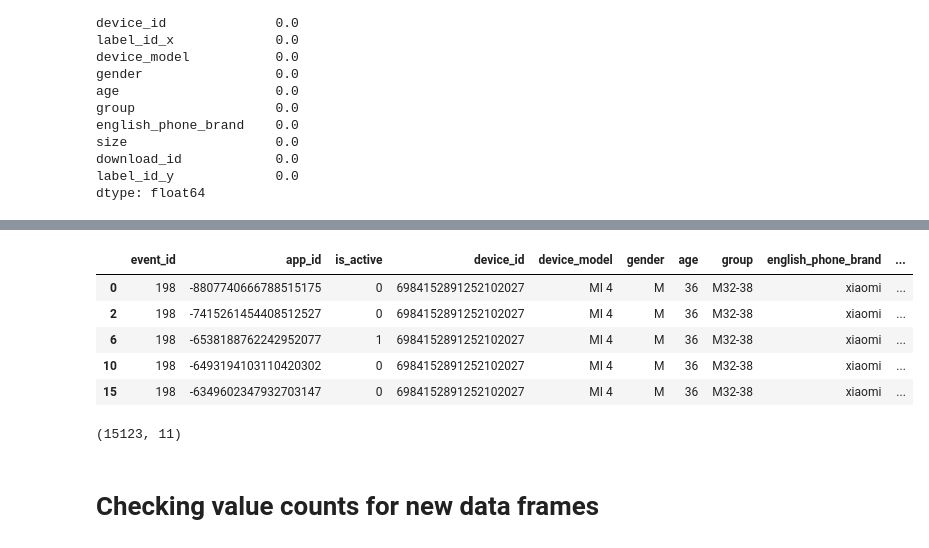
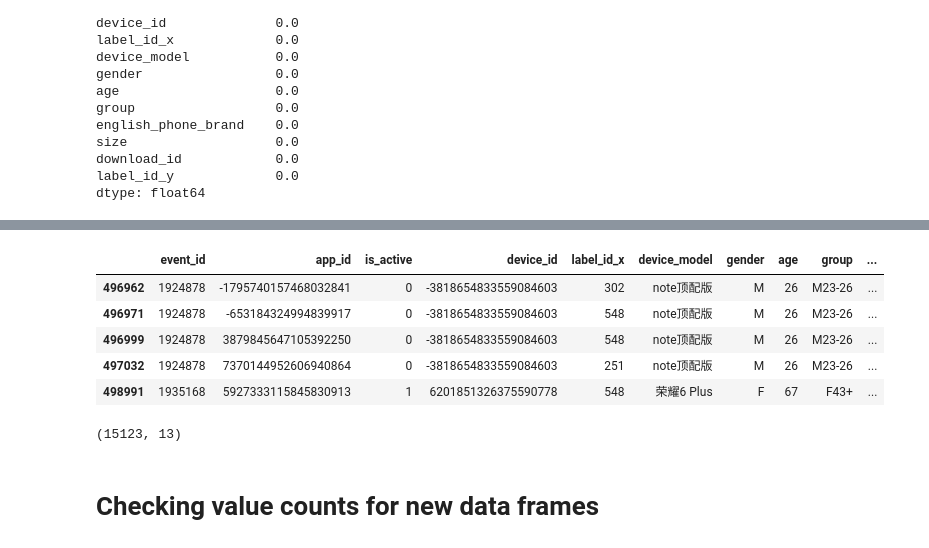
Before and after one commit to HarshESC/TalkData-Mobile-Demographics, a Jupyter notebook: Exploratory_Data_Analysis.ipynb, the cells around one changed output, grey strips where cells are left out. Saved outputs shown, nothing was run; the diff lists cells and outputs as text; code cells hidden in the pictures.

```diff
--- a/Exploratory_Data_Analysis.ipynb
+++ b/Exploratory_Data_Analysis.ipynb
@@ -80,8 +93,8 @@ merged_events_apps = pd.merge(merged_events, merged_apps, on="app_id")
 merged_events_apps_brands = pd.merge(merged_events_apps, phone_brand, on="device_id")
 # %%
 # Creating final data frame by merging gender and age with previous dataframe
-final_df = pd.merge(merged_events_apps_brands, gender_age_train, on="device_id")
-final_df.tail()
+master_df = pd.merge(merged_events_apps_brands, gender_age_train, on="device_id")
+master_df.tail()
 # %% [output]
 |  | event_id | app_id | is_installed | is_active | device_id | timestamp | longitude | latitude | label_id | ... |
 | 4516274 | 1644253 | 34559227754570733 | 1 | 1 | -5611908785796903499 | 2016-05-02 11:52:09 | 0.0 | 0.0 | 302 | ... |
@@ -164,5 +178,5 @@ to_english = {
 }
 # %%
 # Created new column for phone brand, can now drop old phone_brand column
-final_df["english_phone_brand"] = final_df["phone_brand"].map(to_english)
-master_df = final_df.drop(columns=["phone_brand"])
+master_df["english_phone_brand"] = master_df["phone_brand"].map(to_english)
+master_df = master_df.drop(columns=["phone_brand"])
@@ -193,7 +266,7 @@ english_phone_brand    0.00656
 dtype: float64
 # %%
 # drop nulls
-master_df = final_df.dropna()
+master_df = master_df.dropna()
 # %%
 # Check the shape
 master_df.shape
@@ -374,10 +595,11 @@ master_df.head()
 | 3214 | 59288 | 5927333115845830913 | 1 | 1 | 6984152891252102027 | 2016-05-04 21:19:31 | 0.0 | 0.0 | 548 | ... |
 | 3215 | 214667 | 5927333115845830913 | 1 | 1 | 6984152891252102027 | 2016-05-01 01:19:10 | 0.0 | 0.0 | 549 | ... |
 # %%
+
 # Since is_installed only have one unique value this column will be dropped.
 # Getting rid of category column and using label_id to identify category
 master_df = master_df.drop(
-    columns=["is_installed", "timestamp", "latitude", "longitude", "category", 'phone_brand']
+    columns=["is_installed", "timestamp", "latitude", "longitude", "category"]
 )
 master_df.head()
 # %% [output]
@@ -488,19 +715,19 @@ master_df.head(10)
 # %%
 # Only used the download_id column to create multiple labels in one column, so no longer need that column
 # Also do not need the label_id_x column since label_id_y contains all the labels
-master_df = master_df.drop(columns=["label_id_x", "download_id"])
-master_df.head()
+# master_df = master_df.drop(columns=["label_id_x", "download_id"])
+master_df.tail()
 # %% [output]
-|  | event_id | app_id | is_active | device_id | device_model | gender | age | group | english_phone_brand | ... |
-| 0 | 198 | -8807740666788515175 | 0 | 6984152891252102027 | MI 4 | M | 36 | M32-38 | xiaomi | ... |
-| 2 | 198 | -7415261454408512527 | 0 | 6984152891252102027 | MI 4 | M | 36 | M32-38 | xiaomi | ... |
-| 6 | 198 | -6538188762242952077 | 1 | 6984152891252102027 | MI 4 | M | 36 | M32-38 | xiaomi | ... |
-| 10 | 198 | -6493194103110420302 | 0 | 6984152891252102027 | MI 4 | M | 36 | M32-38 | xiaomi | ... |
-| 15 | 198 | -6349602347932703147 | 0 | 6984152891252102027 | MI 4 | M | 36 | M32-38 | xiaomi | ... |
+|  | event_id | app_id | is_active | device_id | label_id_x | device_model | gender | age | group | ... |
+| 496962 | 1924878 | -1795740157468032841 | 0 | -3818654833559084603 | 302 | note顶配版 | M | 26 | M23-26 | ... |
+| 496971 | 1924878 | -653184324994839917 | 0 | -3818654833559084603 | 548 | note顶配版 | M | 26 | M23-26 | ... |
+| 496999 | 1924878 | 3879845647105392250 | 0 | -3818654833559084603 | 548 | note顶配版 | M | 26 | M23-26 | ... |
+| 497032 | 1924878 | 7370144952606940864 | 0 | -3818654833559084603 | 251 | note顶配版 | M | 26 | M23-26 | ... |
+| 498991 | 1935168 | 5927333115845830913 | 1 | 6201851326375590778 | 548 | 荣耀6 Plus | F | 67 | F43+ | ... |
 # %%
 master_df.shape
 # %% [output]
-(15123, 11)
+(15123, 13)
 # %% [markdown]
 # Checking value counts for new data frames
 # %%
```
Also changed, not shown: parts of 45 cells of this notebook.
